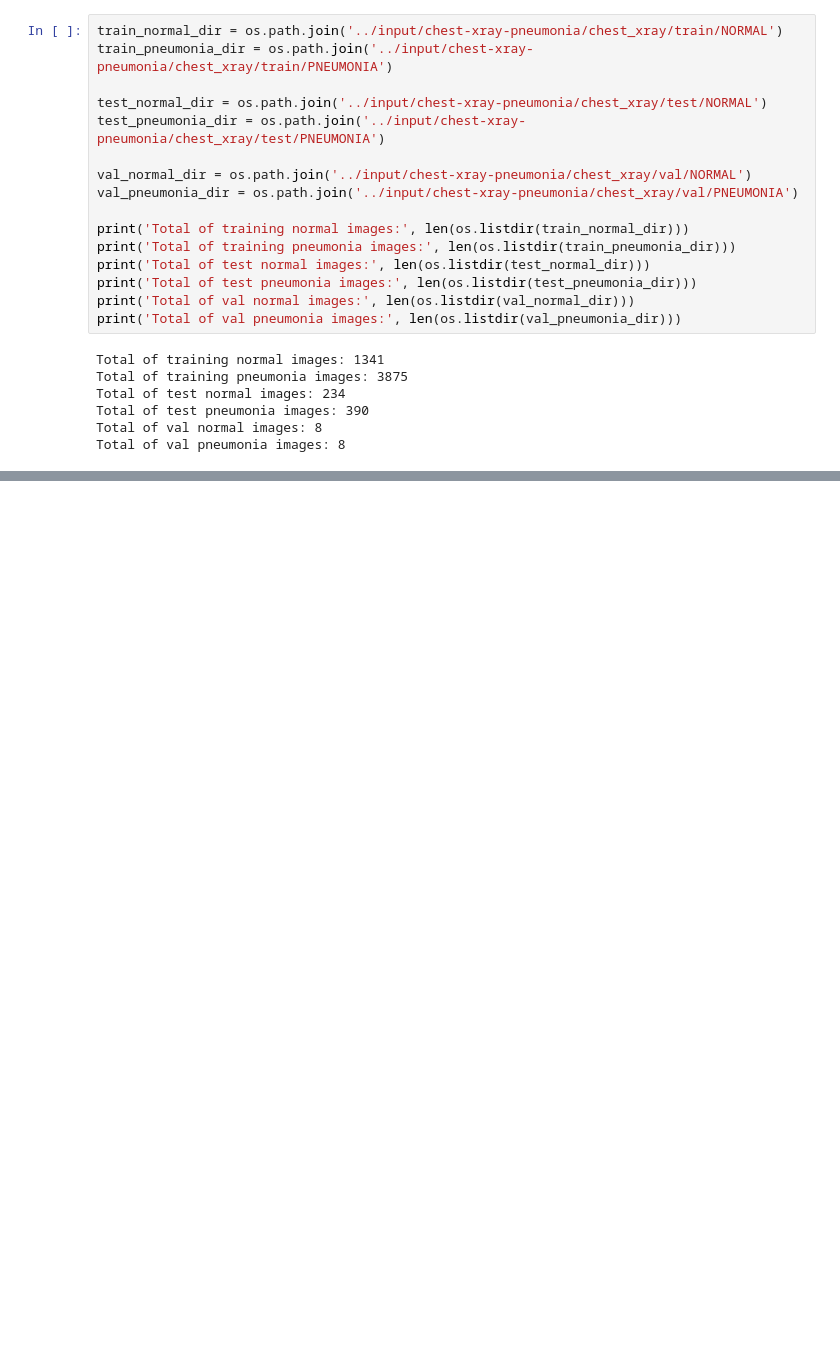
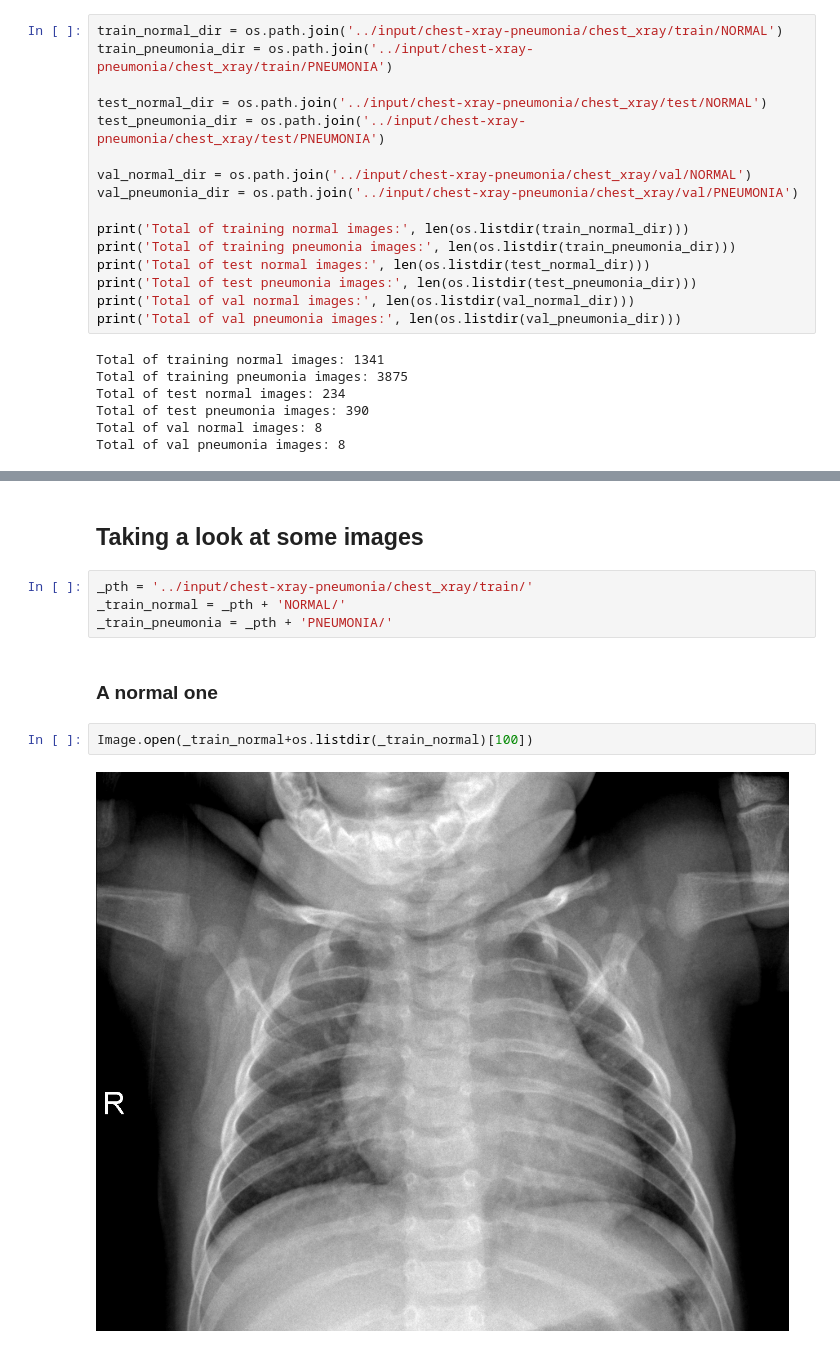
Before and after one commit to brunompasini/Pneumonia-Detect, a Jupyter notebook: pneumonia-detect.ipynb, the cells around one changed output, grey strips where cells are left out. Drawn from its saved outputs; the diff is of its cells as text; blank space fills up the shorter version.

```diff
--- a/pneumonia-detect.ipynb
+++ b/pneumonia-detect.ipynb
@@ -30,0 +56,12 @@ Total of val pneumonia images: 8
+# %% [markdown]
+## Taking a look at some images
+# %%
+_pth = '../input/chest-xray-pneumonia/chest_xray/train/'
+_train_normal = _pth + 'NORMAL/'
+_train_pneumonia = _pth + 'PNEUMONIA/'
+# %% [markdown]
+### A normal one
+# %%
+Image.open(_train_normal+os.listdir(_train_normal)[100])
+# %% [output]
+[figure, added]
```
Also changed, not shown: parts of 18 cells of this notebook.
